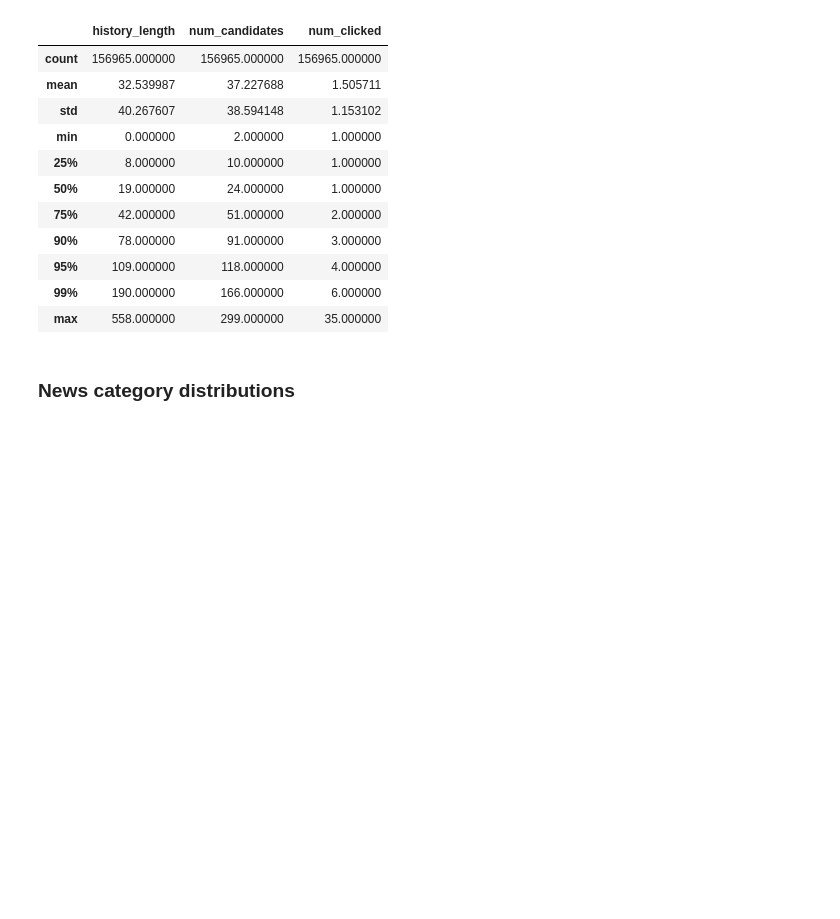
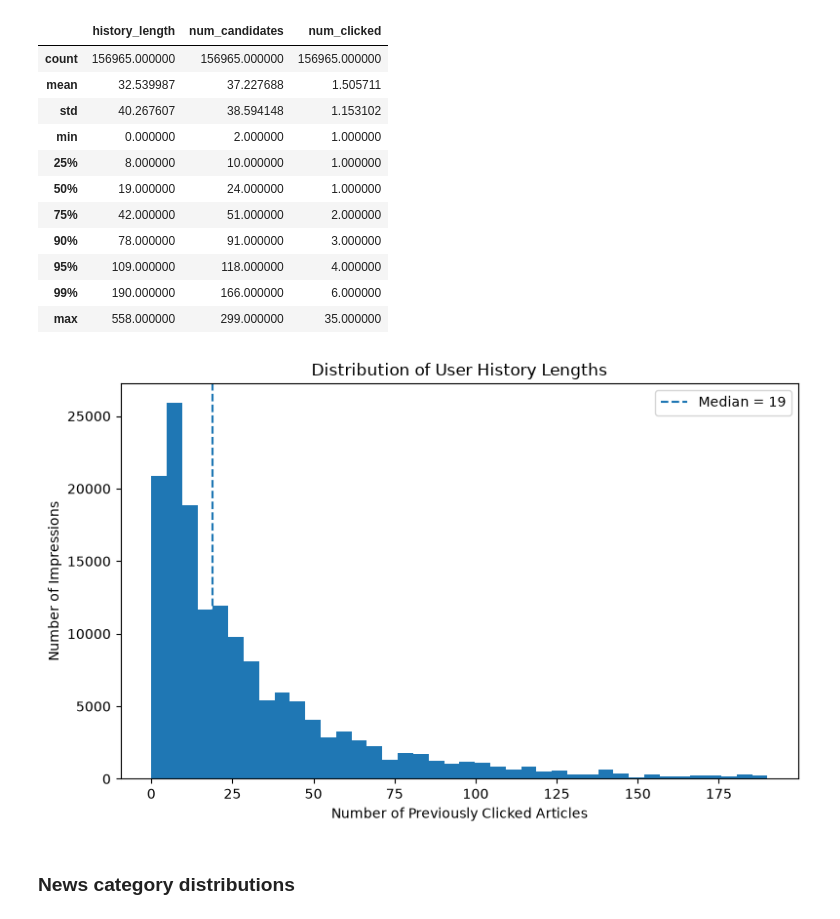
Before and after one commit to JariusF10-8/bt4222, a Jupyter notebook: notebooks/Dataset_Loading_Parsing.ipynb, the cells around one changed output. Drawn from its saved outputs; the diff is of its cells as text; code cells hidden in the pictures; blank space fills up the shorter version.

```diff
--- a/notebooks/Dataset_Loading_Parsing.ipynb
+++ b/notebooks/Dataset_Loading_Parsing.ipynb
@@ -427,6 +467,36 @@ display(
 | 95% | 109.000000 | 118.000000 | 4.000000 |
 | 99% | 190.000000 | 166.000000 | 6.000000 |
 | max | 558.000000 | 299.000000 | 35.000000 |
+# %%
+history_99 = behaviours["history_length"].quantile(0.99)
+history_median = behaviours["history_length"].median()
+
+fig, ax = plt.subplots(figsize=(8, 5))
+
+ax.hist(
+    behaviours.loc[
+        behaviours["history_length"] <= history_99,
+        "history_length"
+    ],
+    bins=40
+)
+
+ax.axvline(
+    history_median,
+    linestyle="--",
+    linewidth=1.5,
+    label=f"Median = {history_median:.0f}"
+)
+
+ax.set_title("Distribution of User History Lengths")
+ax.set_xlabel("Number of Previously Clicked Articles")
+ax.set_ylabel("Number of Impressions")
+ax.legend()
+
+plt.tight_layout()
+plt.show()
+# %% [output]
+[figure, added]
 # %% [markdown]
 ### News category distributions
 # %%
```
Also changed, not shown: parts of 2 cells of this notebook, 1 other file.
